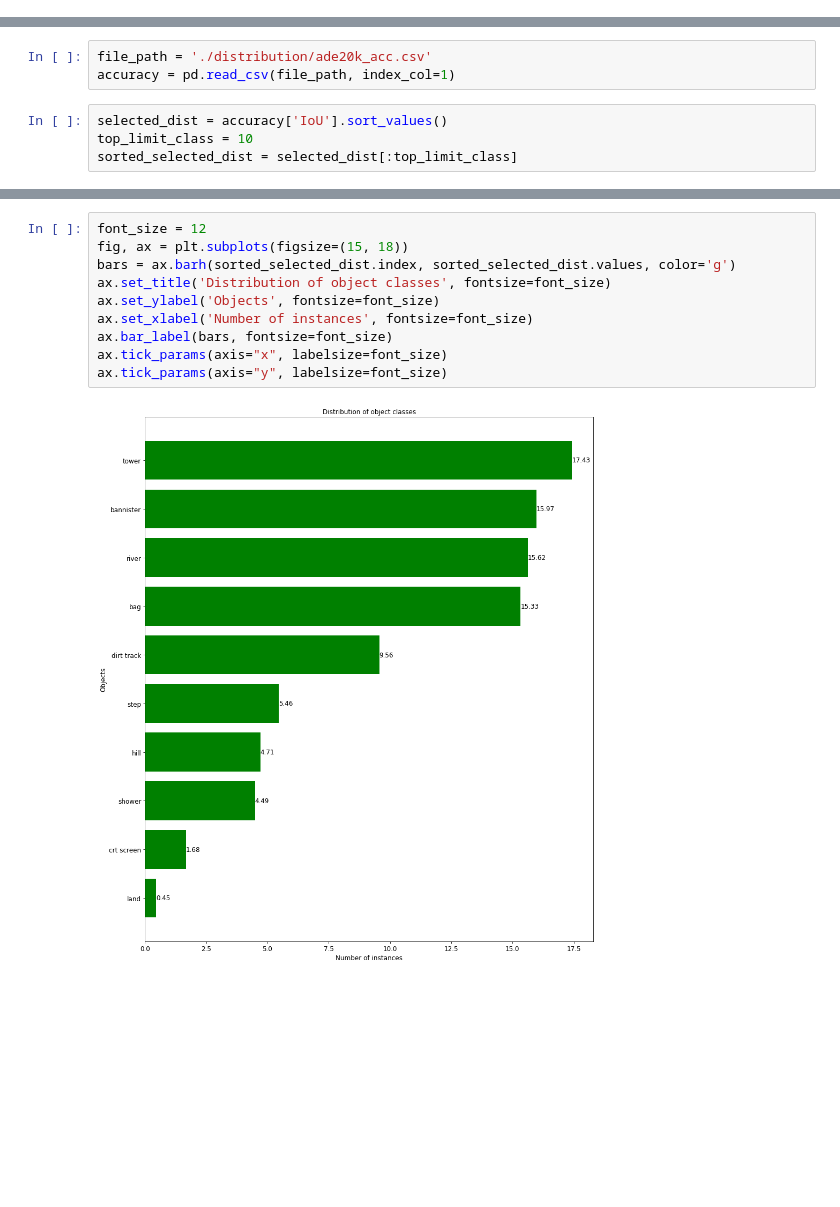
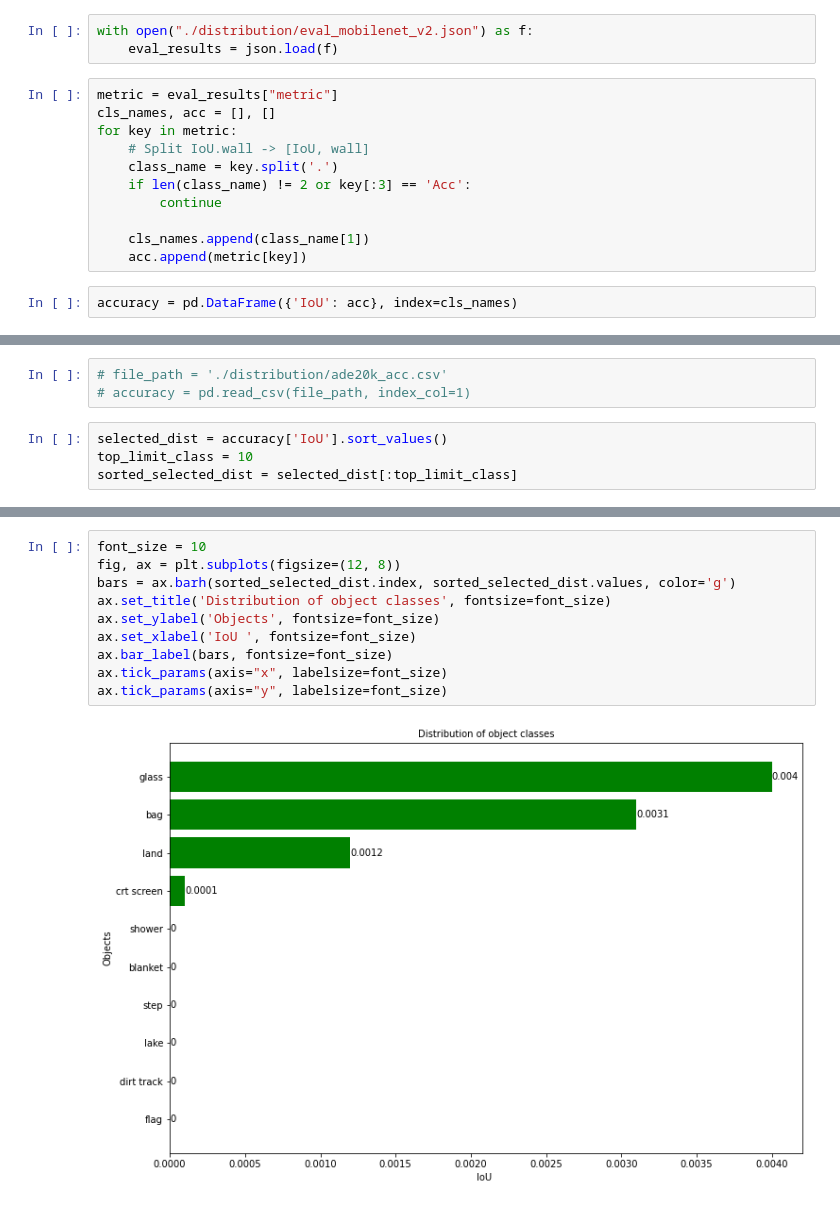
Before and after one commit to DoDucNhan/Copy-Paste-Augmentation-For-Segmentation, a Jupyter notebook: iou._distribution.ipynb, the cells around one changed output, grey strips where cells are left out. Saved outputs shown, nothing was run; the diff lists cells and outputs as text; blank space fills up the shorter version.

```diff
--- a/iou._distribution.ipynb
+++ b/iou._distribution.ipynb
@@ -4,0 +8,16 @@ import matplotlib.pyplot as plt
+# %%
+with open("./distribution/eval_mobilenet_v2.json") as f:
+    eval_results = json.load(f)
+# %%
+metric = eval_results["metric"]
+cls_names, acc = [], []
+for key in metric:
+    # Split IoU.wall -> [IoU, wall]
+    class_name = key.split('.')
+    if len(class_name) != 2 or key[:3] == 'Acc':
+        continue
+
+    cls_names.append(class_name[1])
+    acc.append(metric[key])
+# %%
+accuracy = pd.DataFrame({'IoU': acc}, index=cls_names)
@@ -5,6 +33,6 @@ import matplotlib.pyplot as plt
 # %%
-file_path = './distribution/ade20k_acc.csv'
-accuracy = pd.read_csv(file_path, index_col=1)
+# file_path = './distribution/ade20k_acc.csv'
+# accuracy = pd.read_csv(file_path, index_col=1)
 # %%
 selected_dist = accuracy['IoU'].sort_values()
 top_limit_class = 10
@@ -12,12 +54,12 @@ sorted_selected_dist = selected_dist[:top_limit_class]
 # %%
-font_size = 12
-fig, ax = plt.subplots(figsize=(15, 18))
+font_size = 10
+fig, ax = plt.subplots(figsize=(12, 8))
 bars = ax.barh(sorted_selected_dist.index, sorted_selected_dist.values, color='g')
 ax.set_title('Distribution of object classes', fontsize=font_size)
 ax.set_ylabel('Objects', fontsize=font_size)
-ax.set_xlabel('Number of instances', fontsize=font_size)
+ax.set_xlabel('IoU ', fontsize=font_size)
 ax.bar_label(bars, fontsize=font_size)
 ax.tick_params(axis="x", labelsize=font_size)
 ax.tick_params(axis="y", labelsize=font_size)
 # %% [output]
-[figure, old version]
+[figure, new version]
```
Also changed, not shown: parts of 19 cells of this notebook, 13 other files.
